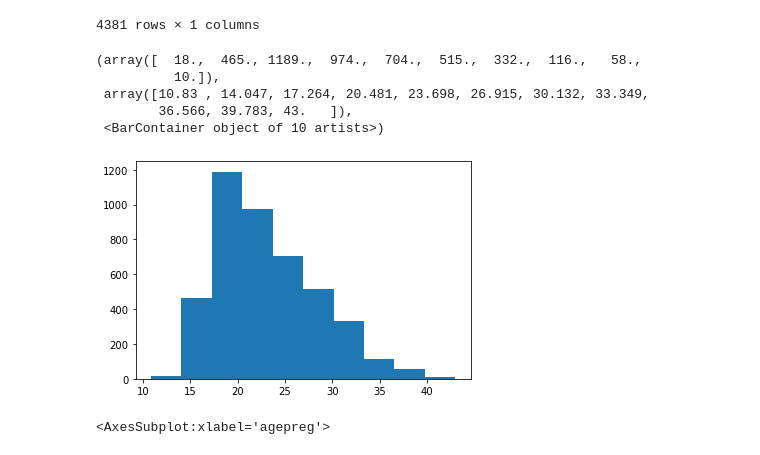
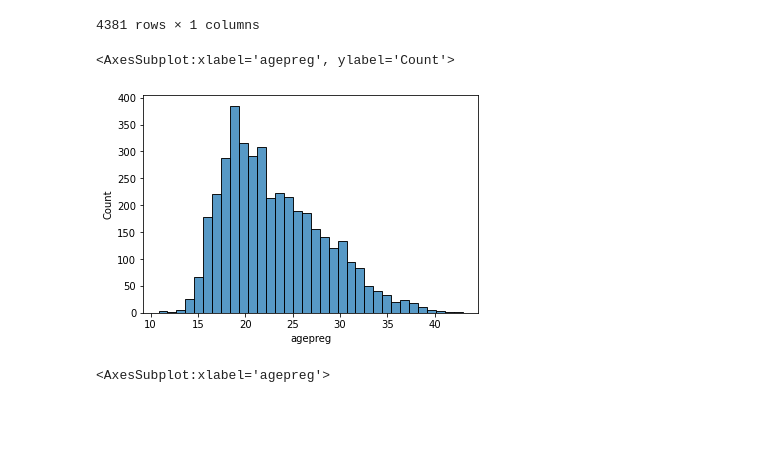
Before and after one commit to PrasadNehe/ThinkStats2, a Jupyter notebook: code/JobsyStat.ipynb, the cells around one changed output. Cells and saved outputs as stored; diff of their text form; code cells hidden in the pictures; blank space fills up the shorter version.

```diff
--- a/code/JobsyStat.ipynb
+++ b/code/JobsyStat.ipynb
@@ -821,14 +805,10 @@ firsts.loc[ :, ['birthwgt_lb']]
 | 4380 | 6.0 |
 4381 rows × 1 columns
 # %%
-plt.hist(firsts.agepreg)
+sns.histplot(firsts.agepreg)
 # %% [output]
-(array([  18.,  465., 1189.,  974.,  704.,  515.,  332.,  116.,   58.,
-          10.]),
- array([10.83 , 14.047, 17.264, 20.481, 23.698, 26.915, 30.132, 33.349,
-        36.566, 39.783, 43.   ]),
- <BarContainer object of 10 artists>)
+<AxesSubplot:xlabel='agepreg', ylabel='Count'>
-[figure, old version]
+[figure, new version]
 # %%
 import seaborn as sns
 # %%
```
Also changed, not shown: parts of 62 cells of this notebook.
